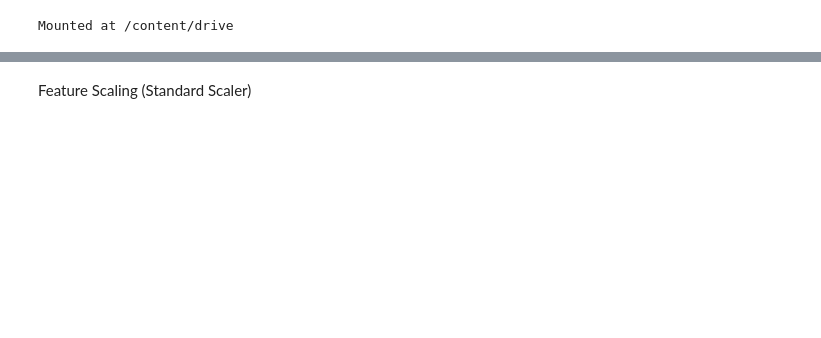
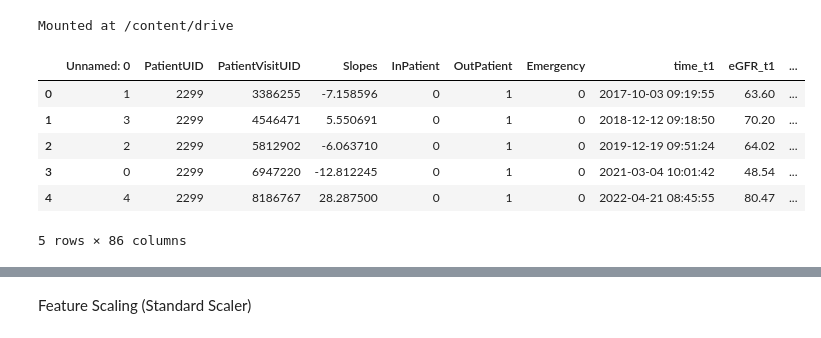
Before and after one commit to Aomaphisara/ULckdresearch2023, a Jupyter notebook: K_means_Clustering.ipynb, the cells around one changed output, grey strips where cells are left out. Saved outputs shown, nothing was run; the diff lists cells and outputs as text; code cells hidden in the pictures; blank space fills up the shorter version.

```diff
--- a/K_means_Clustering.ipynb
+++ b/K_means_Clustering.ipynb
@@ -8,3 +12,12 @@ Mounted at /content/drive
 # %%
 import pandas as pd
 df = pd.read_csv("/content/drive/MyDrive/ckd/data.csv")
+df.head()
+# %% [output]
+|  | Unnamed: 0 | PatientUID | PatientVisitUID | Slopes | InPatient | OutPatient | Emergency | time_t1 | eGFR_t1 | ... |
+| 0 | 1 | 2299 | 3386255 | -7.158596 | 0 | 1 | 0 | 2017-10-03 09:19:55 | 63.60 | ... |
+| 1 | 3 | 2299 | 4546471 | 5.550691 | 0 | 1 | 0 | 2018-12-12 09:18:50 | 70.20 | ... |
+| 2 | 2 | 2299 | 5812902 | -6.063710 | 0 | 1 | 0 | 2019-12-19 09:51:24 | 64.02 | ... |
+| 3 | 0 | 2299 | 6947220 | -12.812245 | 0 | 1 | 0 | 2021-03-04 10:01:42 | 48.54 | ... |
+| 4 | 4 | 2299 | 8186767 | 28.287500 | 0 | 1 | 0 | 2022-04-21 08:45:55 | 80.47 | ... |
+5 rows × 86 columns
```
Also changed, not shown: parts of 41 cells of this notebook.
